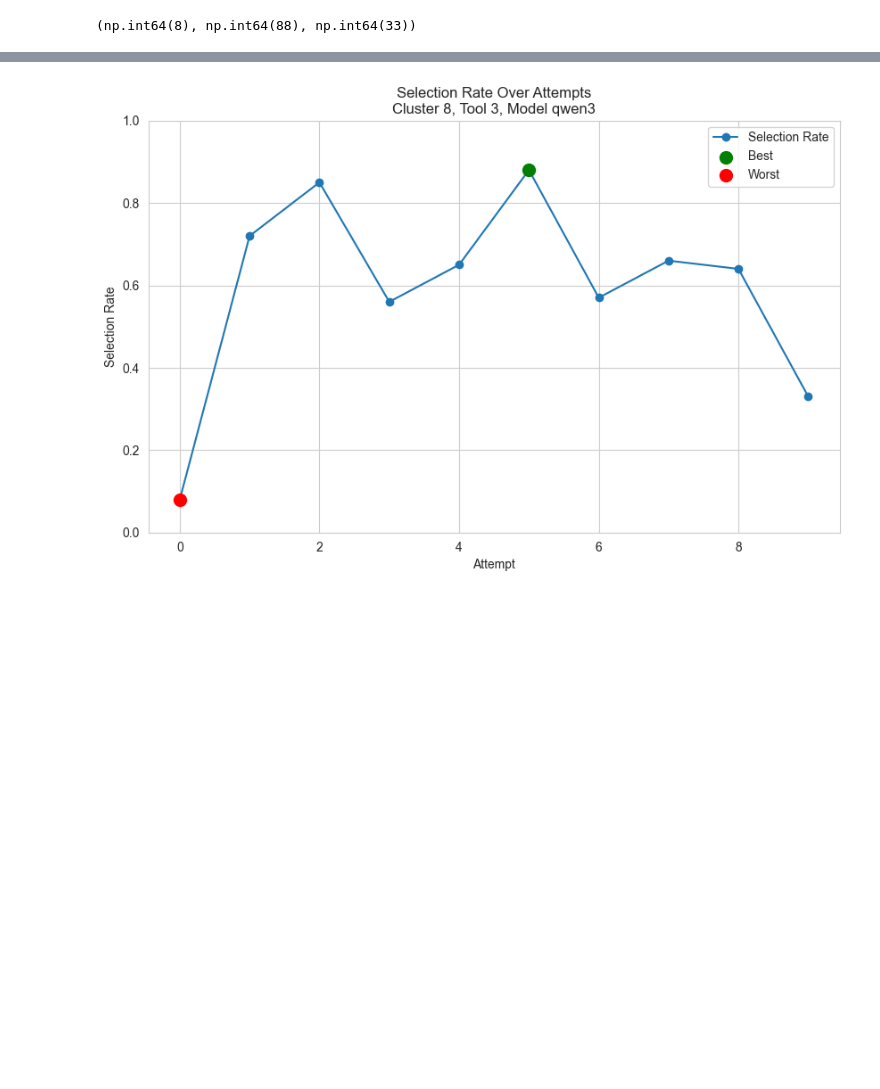
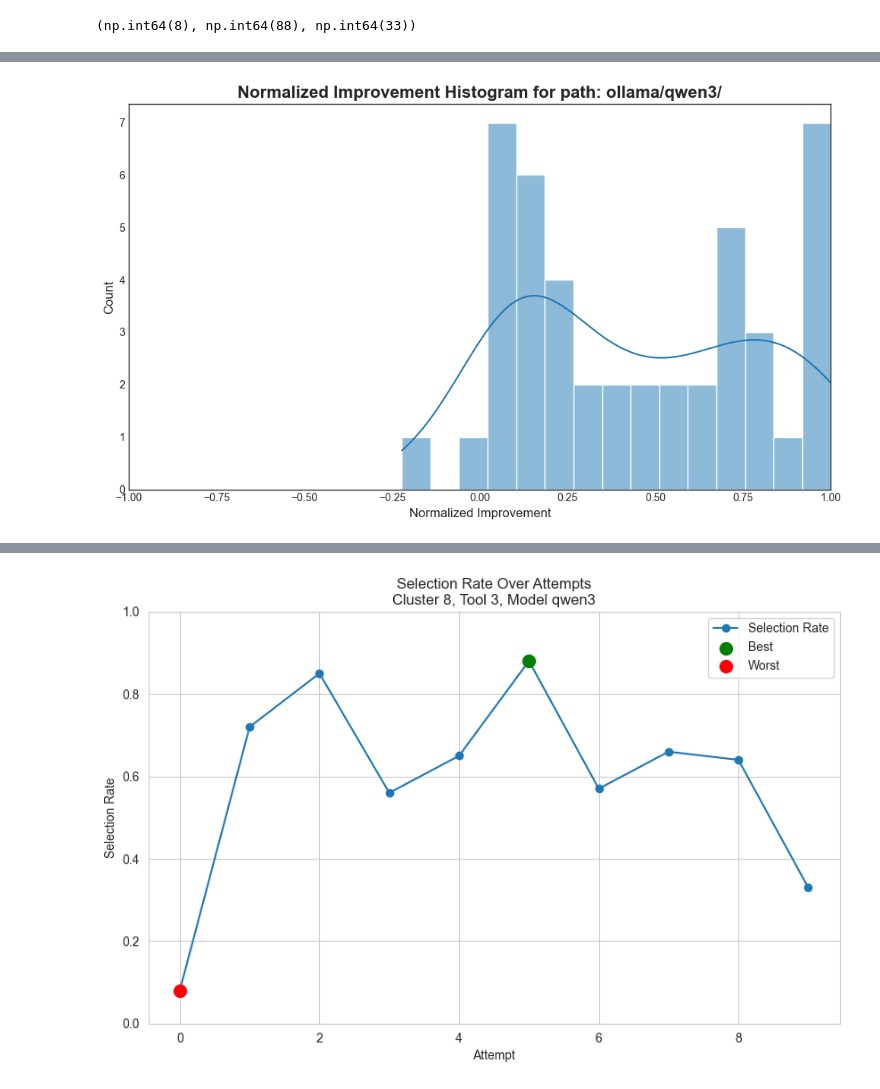
Before and after one commit to j-sneh/thesis-experiments, a Jupyter notebook: results/cleaner-analysis.ipynb, the cells around one changed output, grey strips where cells are left out. Drawn from its saved outputs; the diff is of its cells as text; code cells hidden in the pictures; blank space fills up the shorter version.

```diff
--- a/results/cleaner-analysis.ipynb
+++ b/results/cleaner-analysis.ipynb
@@ -459 +517,5 @@ Index(['Cluster ID', 'Tool Index', 'Original Selection Rate',
+# %%
+plot_improvement_for_path("ollama/qwen3/", normalized=True)
+# %% [output]
+[figure, added]
 # %%
```
Also changed, not shown: parts of 7 cells of this notebook, 1 other file.
